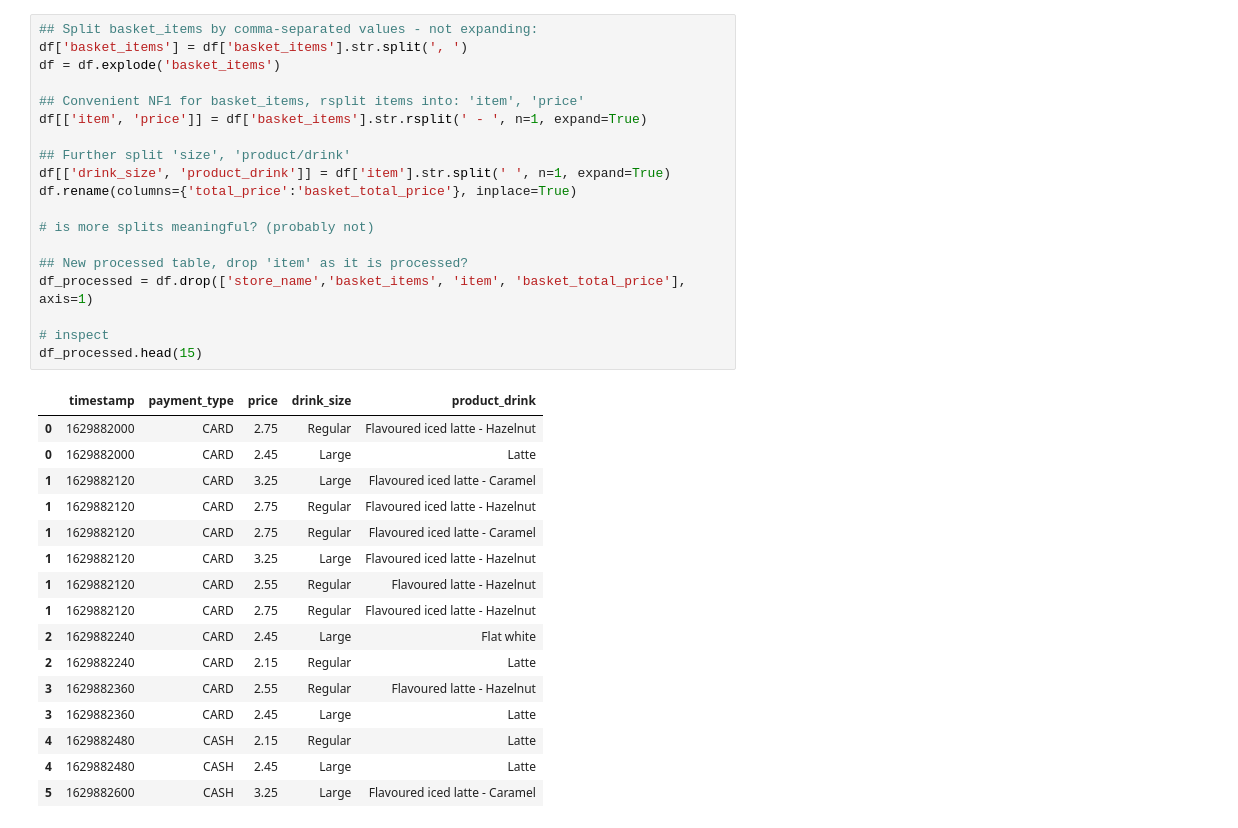
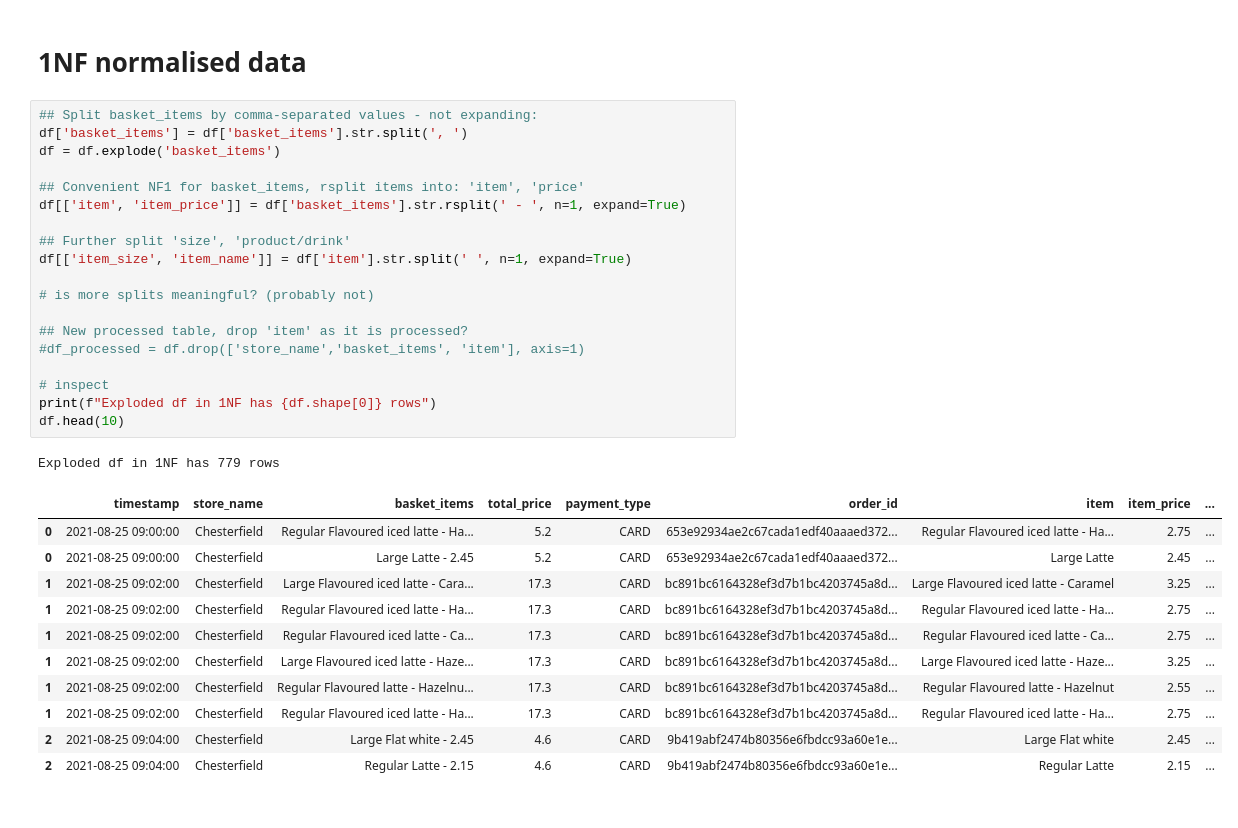
Before and after one commit to sqr00t/genDEgroupproj, a Jupyter notebook: data/solomon-eda.ipynb, the cells around one changed output. Cells and saved outputs as stored; diff of their text form.

```diff
--- a/data/solomon-eda.ipynb
+++ b/data/solomon-eda.ipynb
@@ -48,36 +73,34 @@ df.head(10)
+# %% [markdown]
+# 1NF normalised data
 # %%
 ## Split basket_items by comma-separated values - not expanding:
 df['basket_items'] = df['basket_items'].str.split(', ')
 df = df.explode('basket_items')
 
 ## Convenient NF1 for basket_items, rsplit items into: 'item', 'price'
-df[['item', 'price']] = df['basket_items'].str.rsplit(' - ', n=1, expand=True)
+df[['item', 'item_price']] = df['basket_items'].str.rsplit(' - ', n=1, expand=True)
 
 ## Further split 'size', 'product/drink'
-df[['drink_size', 'product_drink']] = df['item'].str.split(' ', n=1, expand=True)
-df.rename(columns={'total_price':'basket_total_price'}, inplace=True)
+df[['item_size', 'item_name']] = df['item'].str.split(' ', n=1, expand=True)
 
 # is more splits meaningful? (probably not)
 
 ## New processed table, drop 'item' as it is processed?
-df_processed = df.drop(['store_name','basket_items', 'item', 'basket_total_price'], axis=1)
+#df_processed = df.drop(['store_name','basket_items', 'item'], axis=1)
 
 # inspect
-df_processed.head(15)
+print(f"Exploded df in 1NF has {df.shape[0]} rows")
+df.head(10)
 # %% [output]
+Exploded df in 1NF has 779 rows
-|  | timestamp | payment_type | price | drink_size | product_drink |
-| 0 | 1629882000 | CARD | 2.75 | Regular | Flavoured iced latte - Hazelnut |
-| 0 | 1629882000 | CARD | 2.45 | Large | Latte |
-| 1 | 1629882120 | CARD | 3.25 | Large | Flavoured iced latte - Caramel |
-| 1 | 1629882120 | CARD | 2.75 | Regular | Flavoured iced latte - Hazelnut |
-| 1 | 1629882120 | CARD | 2.75 | Regular | Flavoured iced latte - Caramel |
-| 1 | 1629882120 | CARD | 3.25 | Large | Flavoured iced latte - Hazelnut |
-| 1 | 1629882120 | CARD | 2.55 | Regular | Flavoured latte - Hazelnut |
-| 1 | 1629882120 | CARD | 2.75 | Regular | Flavoured iced latte - Hazelnut |
-| 2 | 1629882240 | CARD | 2.45 | Large | Flat white |
-| 2 | 1629882240 | CARD | 2.15 | Regular | Latte |
-| 3 | 1629882360 | CARD | 2.55 | Regular | Flavoured latte - Hazelnut |
-| 3 | 1629882360 | CARD | 2.45 | Large | Latte |
-| 4 | 1629882480 | CASH | 2.15 | Regular | Latte |
-| 4 | 1629882480 | CASH | 2.45 | Large | Latte |
-| 5 | 1629882600 | CASH | 3.25 | Large | Flavoured iced latte - Caramel |
+|  | timestamp | store_name | basket_items | total_price | payment_type | order_id | item | item_price | ... |
+| 0 | 2021-08-25 09:00:00 | Chesterfield | Regular Flavoured iced latte - Ha... | 5.2 | CARD | 653e92934ae2c67cada1edf40aaaed372... | Regular Flavoured iced latte - Ha... | 2.75 | ... |
+| 0 | 2021-08-25 09:00:00 | Chesterfield | Large Latte - 2.45 | 5.2 | CARD | 653e92934ae2c67cada1edf40aaaed372... | Large Latte | 2.45 | ... |
+| 1 | 2021-08-25 09:02:00 | Chesterfield | Large Flavoured iced latte - Cara... | 17.3 | CARD | bc891bc6164328ef3d7b1bc4203745a8d... | Large Flavoured iced latte - Caramel | 3.25 | ... |
+| 1 | 2021-08-25 09:02:00 | Chesterfield | Regular Flavoured iced latte - Ha... | 17.3 | CARD | bc891bc6164328ef3d7b1bc4203745a8d... | Regular Flavoured iced latte - Ha... | 2.75 | ... |
+| 1 | 2021-08-25 09:02:00 | Chesterfield | Regular Flavoured iced latte - Ca... | 17.3 | CARD | bc891bc6164328ef3d7b1bc4203745a8d... | Regular Flavoured iced latte - Ca... | 2.75 | ... |
+| 1 | 2021-08-25 09:02:00 | Chesterfield | Large Flavoured iced latte - Haze... | 17.3 | CARD | bc891bc6164328ef3d7b1bc4203745a8d... | Large Flavoured iced latte - Haze... | 3.25 | ... |
+| 1 | 2021-08-25 09:02:00 | Chesterfield | Regular Flavoured latte - Hazelnu... | 17.3 | CARD | bc891bc6164328ef3d7b1bc4203745a8d... | Regular Flavoured latte - Hazelnut | 2.55 | ... |
+| 1 | 2021-08-25 09:02:00 | Chesterfield | Regular Flavoured iced latte - Ha... | 17.3 | CARD | bc891bc6164328ef3d7b1bc4203745a8d... | Regular Flavoured iced latte - Ha... | 2.75 | ... |
+| 2 | 2021-08-25 09:04:00 | Chesterfield | Large Flat white - 2.45 | 4.6 | CARD | 9b419abf2474b80356e6fbdcc93a60e1e... | Large Flat white | 2.45 | ... |
+| 2 | 2021-08-25 09:04:00 | Chesterfield | Regular Latte - 2.15 | 4.6 | CARD | 9b419abf2474b80356e6fbdcc93a60e1e... | Regular Latte | 2.15 | ... |
```
Also changed, not shown: parts of 12 cells of this notebook, 7 other files.
